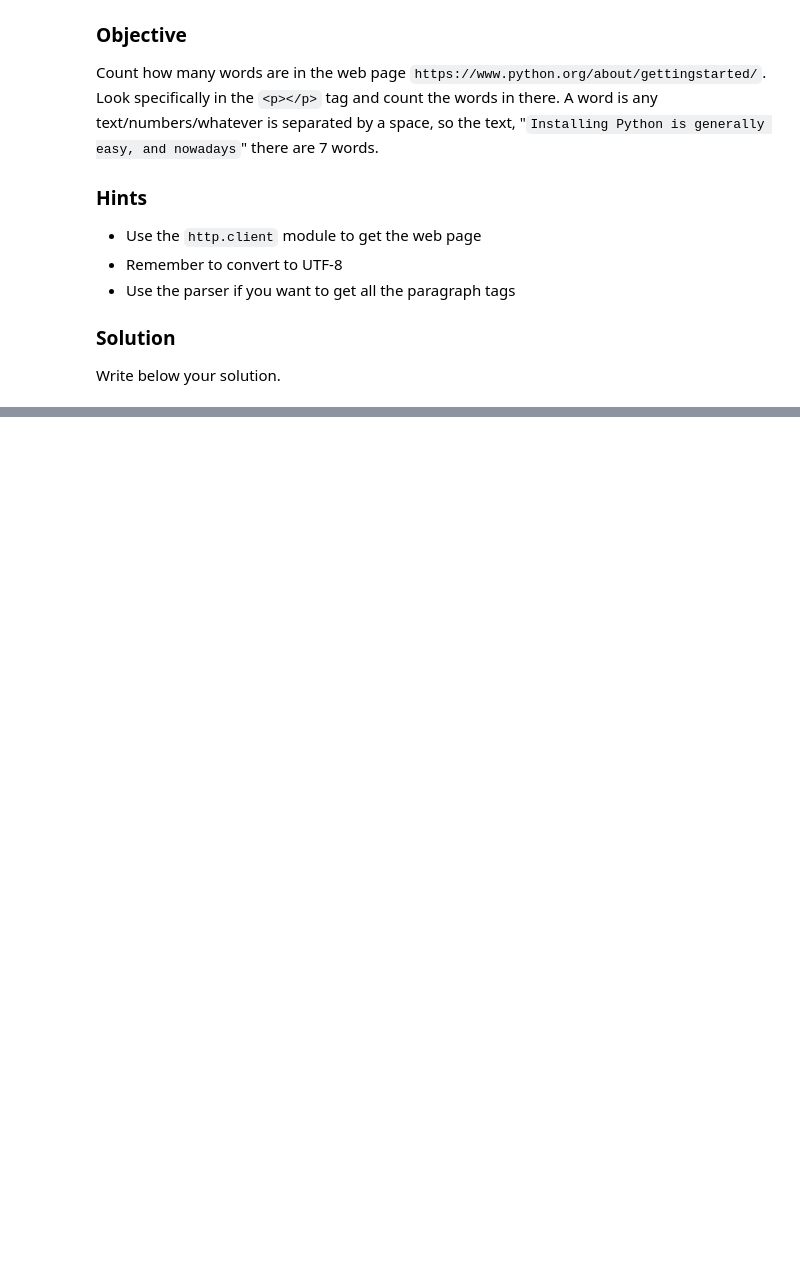
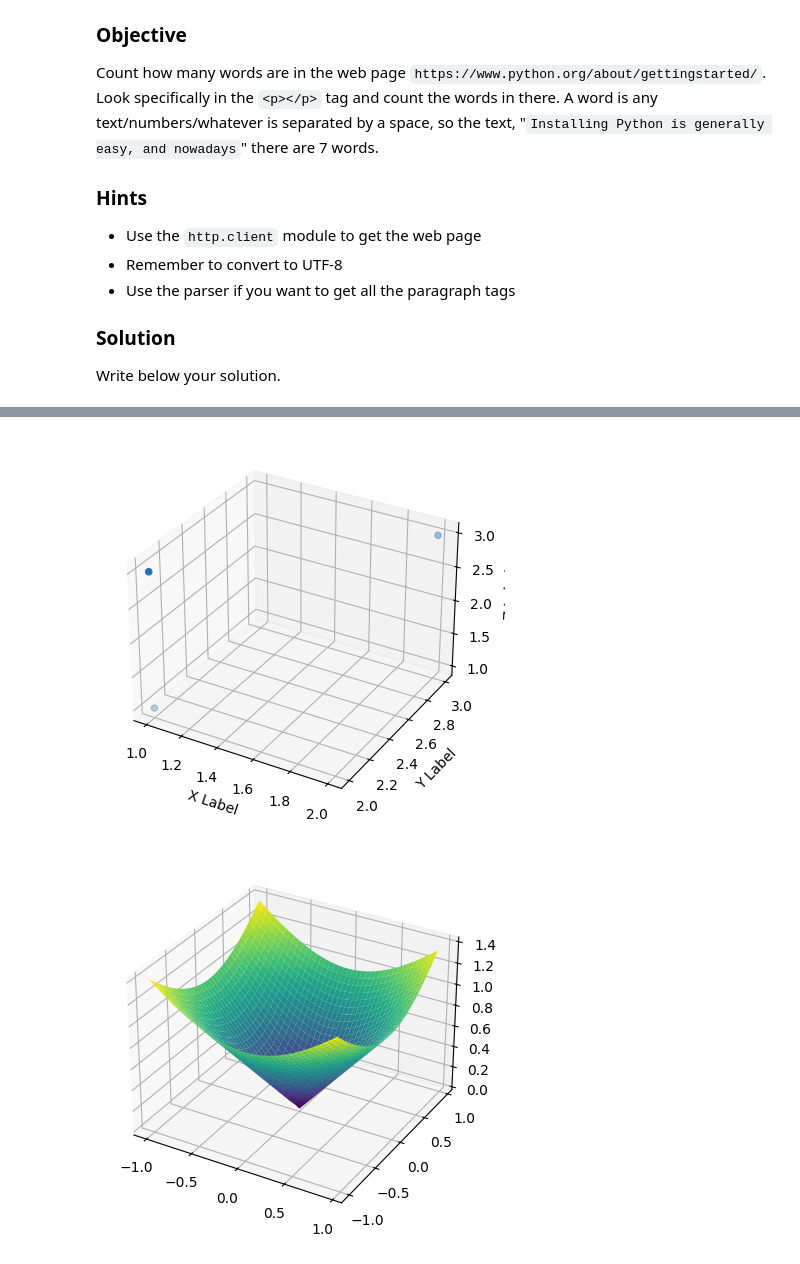
Before and after one commit to nmads25/target-python-lesson3, a Jupyter notebook: target_python_challenge3.ipynb, the cells around one changed output, grey strips where cells are left out. Cells and saved outputs as stored; diff of their text form; code cells hidden in the pictures; blank space fills up the shorter version.

```diff
--- a/target_python_challenge3.ipynb
+++ b/target_python_challenge3.ipynb
@@ -80,0 +79,27 @@ print('Solution to Challenge 3 goes here')
+# %%
+%matplotlib inline
+
+import matplotlib.pyplot as plt
+from mpl_toolkits.mplot3d import Axes3D
+
+fig = plt.figure()
+ax = fig.add_subplot(111, projection='3d')
+ax.scatter([1,2,1],[2,3,2],[3,3,1])
+ax.set_xlabel('X Label')
+ax.set_ylabel('Y Label')
+ax.set_zlabel('Z Label')
+fig2 = plt.figure()
+ax2 = fig2.add_subplot(111, projection='3d')
+X = np.arange(-1.0, 1.0, 0.05)
+Y = np.arange(-1.0, 1.0, 0.05)
+X, Y = np.meshgrid(X, Y)
+Z = np.sqrt(X**2 + Y**2)
+ax2.plot_surface(X, Y, Z, cmap='viridis')
+plt.show( )
+Y = np.abs(X)
+Z = (X%Y)
+ax.plot_surface(X, Y, Z, cmap='viridis')
+plt.show()
+# %% [output]
+[figure, added]
+[figure, added]
```
Also changed, not shown: parts of 2 cells of this notebook.
